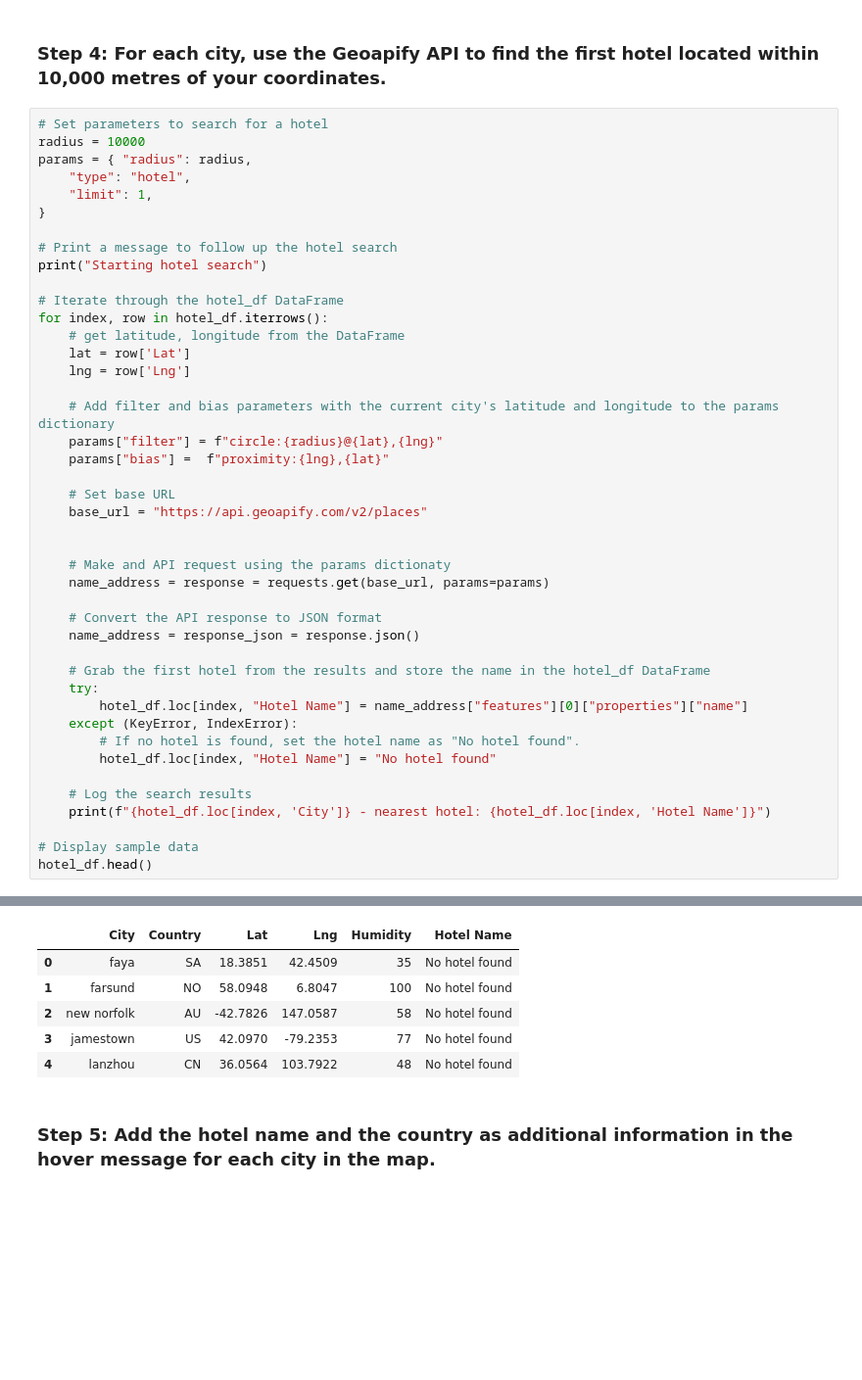
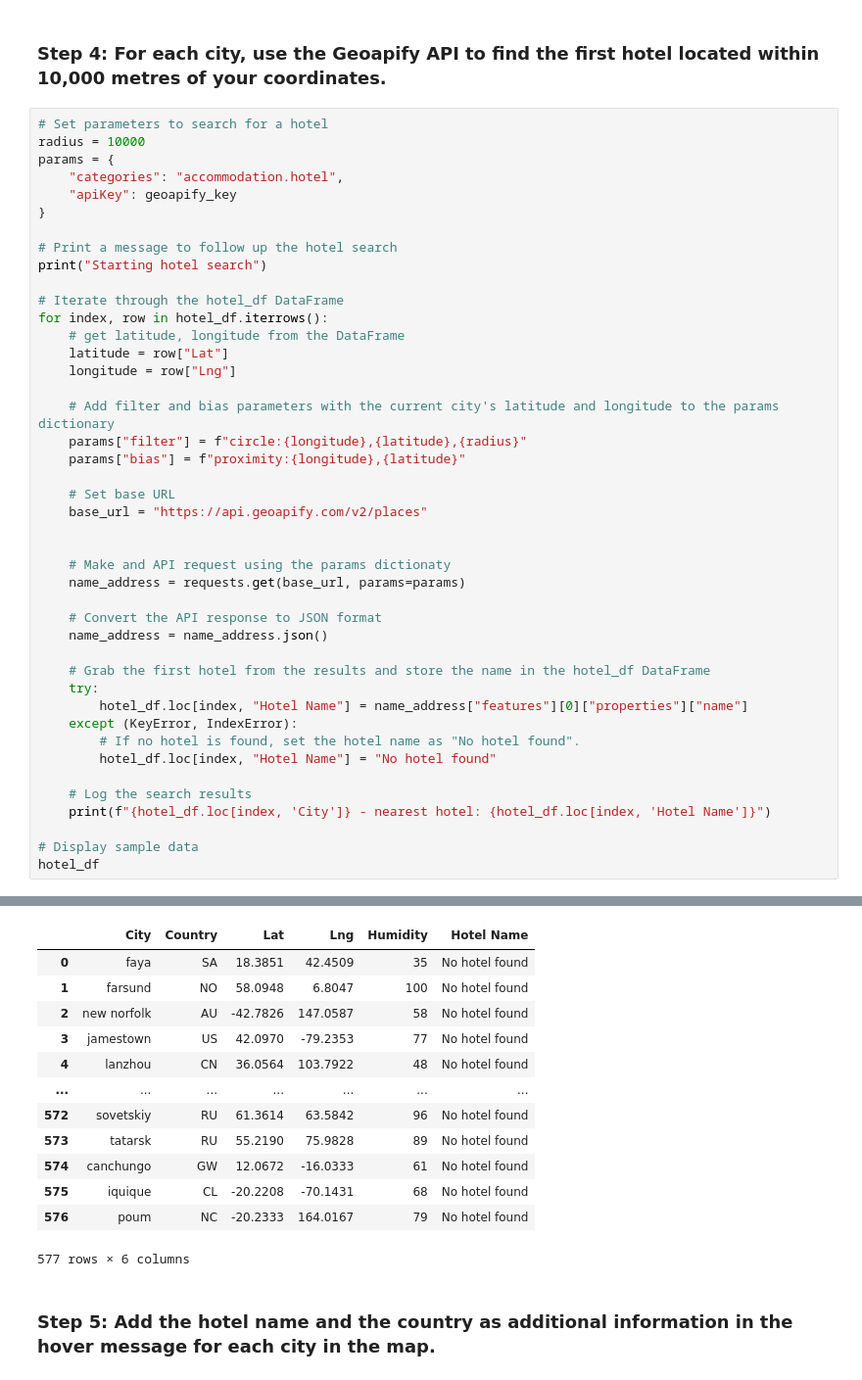
Before and after one commit to kanienie/python-api-challenge, a Jupyter notebook: Starter_Code/starter_code/VacationPy.ipynb, the cells around one changed output, grey strips where cells are left out. Shown at 98% size. Drawn from its saved outputs; the diff is of its cells as text; blank space fills up the shorter version.

```diff
--- a/Starter_Code/starter_code/VacationPy.ipynb
+++ b/Starter_Code/starter_code/VacationPy.ipynb
@@ -126,9 +121,9 @@ hotel_df.head(10)
 # %%
 # Set parameters to search for a hotel
 radius = 10000
-params = { "radius": radius,
-    "type": "hotel",
-    "limit": 1,
+params = {
+    "categories": "accommodation.hotel",
+    "apiKey": geoapify_key
 }
 
 # Print a message to follow up the hotel search
@@ -137,22 +132,22 @@ print("Starting hotel search")
 # Iterate through the hotel_df DataFrame
 for index, row in hotel_df.iterrows():
     # get latitude, longitude from the DataFrame
-    lat = row['Lat']
-    lng = row['Lng']
+    latitude = row["Lat"]
+    longitude = row["Lng"]
 
     # Add filter and bias parameters with the current city's latitude and longitude to the params dictionary
-    params["filter"] = f"circle:{radius}@{lat},{lng}"
-    params["bias"] =  f"proximity:{lng},{lat}"
+    params["filter"] = f"circle:{longitude},{latitude},{radius}"
+    params["bias"] = f"proximity:{longitude},{latitude}"
 
     # Set base URL
     base_url = "https://api.geoapify.com/v2/places"
 
 
     # Make and API request using the params dictionaty
-    name_address = response = requests.get(base_url, params=params)
+    name_address = requests.get(base_url, params=params)
 
     # Convert the API response to JSON format
-    name_address = response_json = response.json()
+    name_address = name_address.json()
 
     # Grab the first hotel from the results and store the name in the hotel_df DataFrame
     try:
@@ -162,34 +157,41 @@ for index, row in hotel_df.iterrows():
         hotel_df.loc[index, "Hotel Name"] = "No hotel found"
 
     # Log the search results
     print(f"{hotel_df.loc[index, 'City']} - nearest hotel: {hotel_df.loc[index, 'Hotel Name']}")
 
 # Display sample data
-hotel_df.head()
+hotel_df
 # %% [output]
 Starting hotel search
 faya - nearest hotel: No hotel found
 farsund - nearest hotel: No hotel found
 new norfolk - nearest hotel: No hotel found
 jamestown - nearest hotel: No hotel found
 lanzhou - nearest hotel: No hotel found
 ushuaia - nearest hotel: No hotel found
 albany - nearest hotel: No hotel found
 carnarvon - nearest hotel: No hotel found
 sisimiut - nearest hotel: No hotel found
 saint-pierre - nearest hotel: No hotel found
 colorado - nearest hotel: No hotel found
 ... (562 lines left out)
 tatarsk - nearest hotel: No hotel found
 canchungo - nearest hotel: No hotel found
 iquique - nearest hotel: No hotel found
 poum - nearest hotel: No hotel found
 |  | City | Country | Lat | Lng | Humidity | Hotel Name |
 | 0 | faya | SA | 18.3851 | 42.4509 | 35 | No hotel found |
 | 1 | farsund | NO | 58.0948 | 6.8047 | 100 | No hotel found |
 | 2 | new norfolk | AU | -42.7826 | 147.0587 | 58 | No hotel found |
 | 3 | jamestown | US | 42.0970 | -79.2353 | 77 | No hotel found |
 | 4 | lanzhou | CN | 36.0564 | 103.7922 | 48 | No hotel found |
+| ... | ... | ... | ... | ... | ... | ... |
+| 572 | sovetskiy | RU | 61.3614 | 63.5842 | 96 | No hotel found |
+| 573 | tatarsk | RU | 55.2190 | 75.9828 | 89 | No hotel found |
+| 574 | canchungo | GW | 12.0672 | -16.0333 | 61 | No hotel found |
+| 575 | iquique | CL | -20.2208 | -70.1431 | 68 | No hotel found |
+| 576 | poum | NC | -20.2333 | 164.0167 | 79 | No hotel found |
+577 rows × 6 columns
 # %% [markdown]
 ### Step 5: Add the hotel name and the country as additional information in the hover message for each city in the map.
 # %%
```
Also changed, not shown: parts of 2 cells of this notebook, 9 other files.
